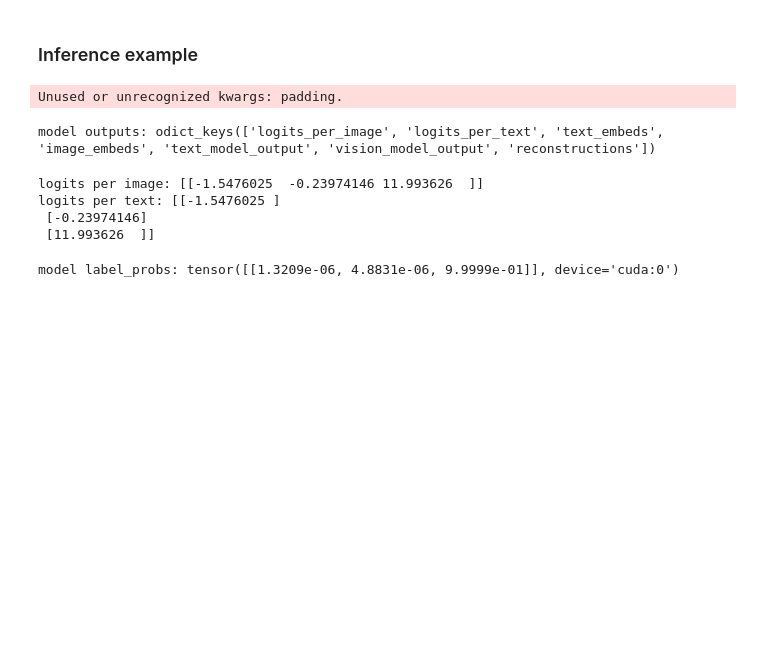
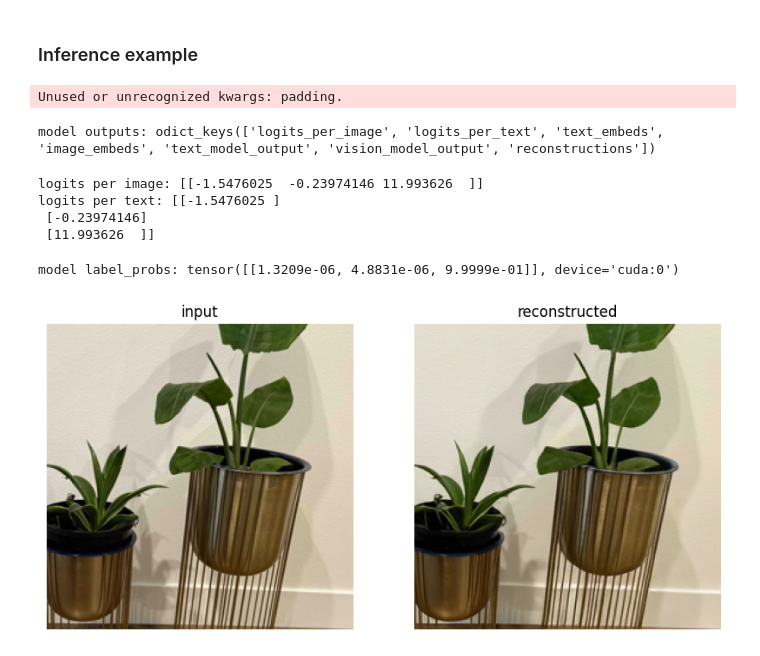
Before and after one commit to vmirly/GenAI-Hub, a Jupyter notebook: QLIP/qlip_huggingface_inference.ipynb, the cells around one changed output. Drawn from its saved outputs; the diff is of its cells as text; code cells hidden in the pictures; blank space fills up the shorter version.

Commit message:
QLIP: Inference - visualize recon

```diff
--- a/QLIP/qlip_huggingface_inference.ipynb
+++ b/QLIP/qlip_huggingface_inference.ipynb
@@ -84,3 +84,29 @@ label_probs = (100.0 * image_features @ text_features.T).softmax(dim=-1)
 print(f"model label_probs: {label_probs}")
 # %% [output]
 model label_probs: tensor([[1.3209e-06, 4.8831e-06, 9.9999e-01]], device='cuda:0')
+# %%
+norm_mean = [
+    -m / s for m, s in zip(processor.image_mean, processor.image_std)
+]
+norm_std = [1 / s for s in processor.image_std]
+inverse_normalize = Normalize(
+    mean=norm_mean,
+    std=norm_std
+)
+
+input2 = inverse_normalize(input_pixels[0]).clamp_(0, 1)
+recon = inverse_normalize(
+    outputs["reconstructions"][0]
+).clamp_(0, 1)
+
+import matplotlib.pyplot as plt
+fig, axes = plt.subplots(1, 2, figsize=(10, 5))
+axes[0].imshow(input2.permute(1, 2, 0).cpu())
+axes[0].set_title("input")
+axes[0].axis("off")
+axes[1].imshow(recon.permute(1, 2, 0).cpu())
+axes[1].set_title("reconstructed")
+axes[1].axis("off")
+plt.show()
+# %% [output]
+[figure, added]
```
